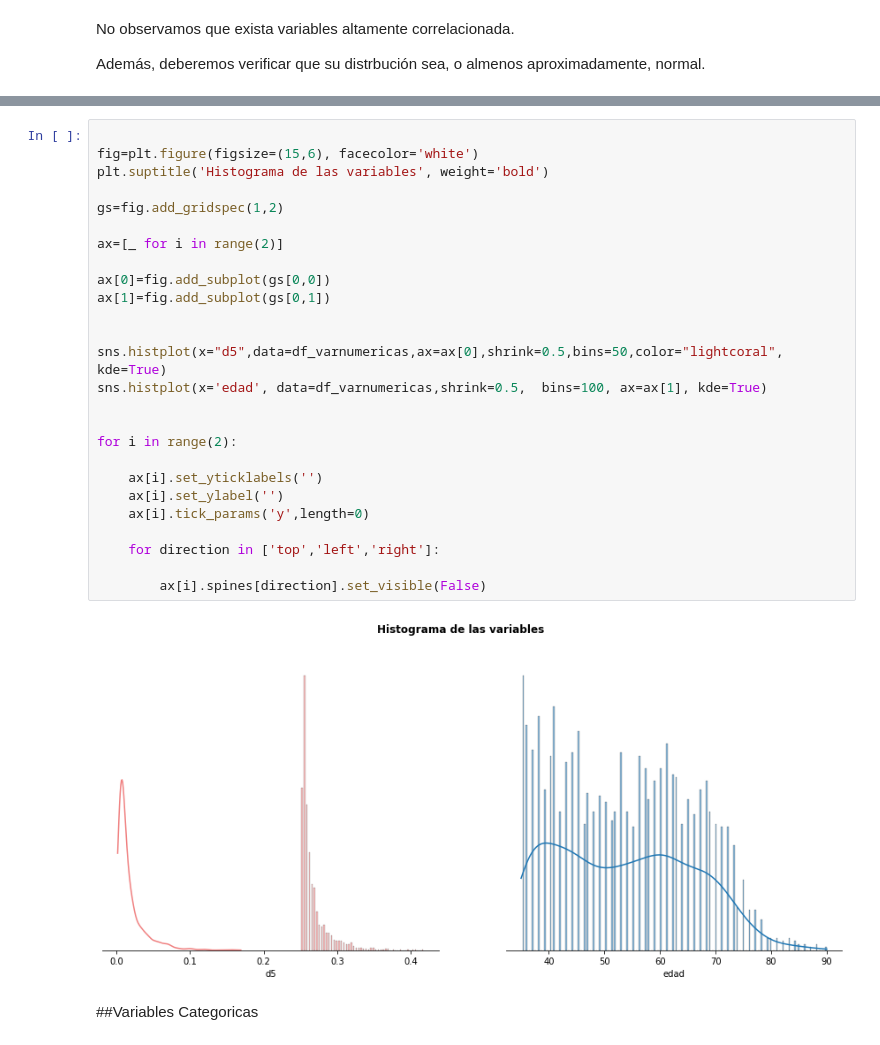
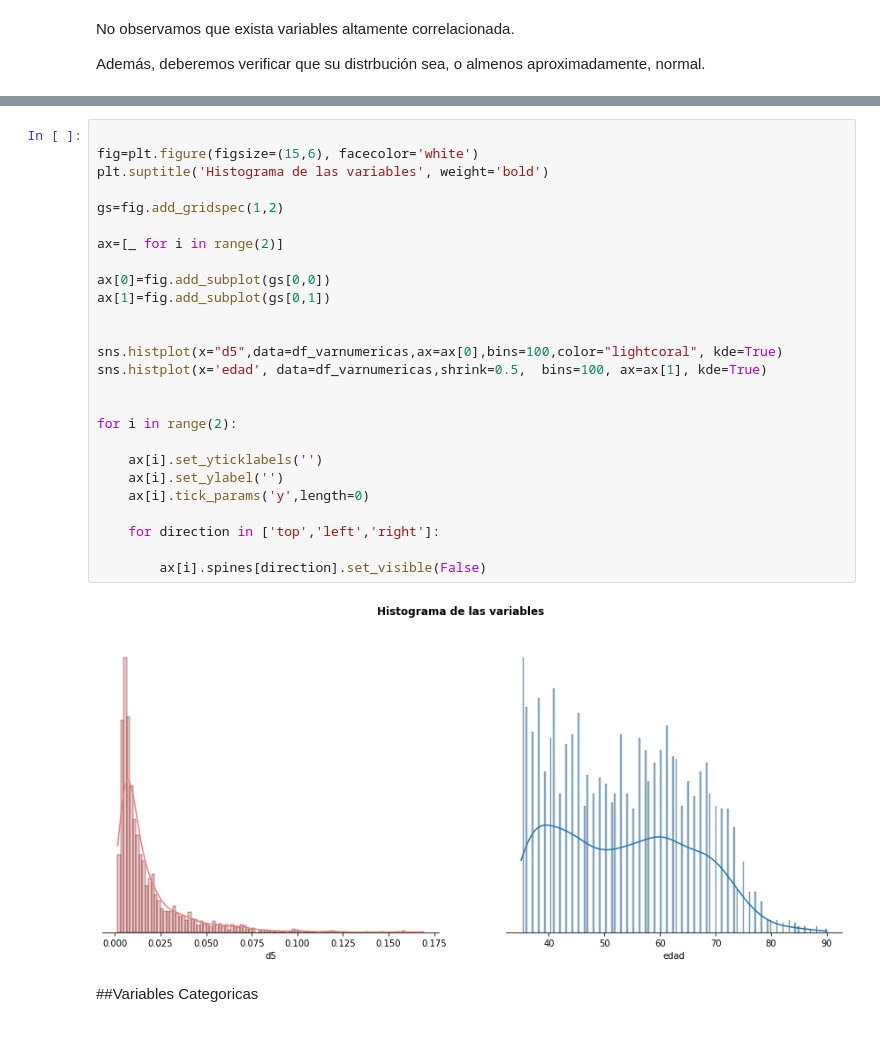
Before and after one commit to candelarobledof/Parkinson, a Jupyter notebook: Copia_de_Regresión_Logística_y_Naive_Bayes.ipynb, the cells around one changed output, grey strips where cells are left out. Saved outputs shown, nothing was run; the diff lists cells and outputs as text.

```diff
--- a/Copia_de_Regresión_Logística_y_Naive_Bayes.ipynb
+++ b/Copia_de_Regresión_Logística_y_Naive_Bayes.ipynb
@@ -229,31 +229,31 @@ for i in range(4):
 # %%
 
 fig=plt.figure(figsize=(15,6), facecolor='white')
 plt.suptitle('Histograma de las variables', weight='bold')
 
 gs=fig.add_gridspec(1,2)
 
 ax=[_ for i in range(2)]
 
 ax[0]=fig.add_subplot(gs[0,0])
 ax[1]=fig.add_subplot(gs[0,1])
 
 
-sns.histplot(x="d5",data=df_varnumericas,ax=ax[0],shrink=0.5,bins=50,color="lightcoral", kde=True)
+sns.histplot(x="d5",data=df_varnumericas,ax=ax[0],bins=100,color="lightcoral", kde=True)
 sns.histplot(x='edad', data=df_varnumericas,shrink=0.5,  bins=100, ax=ax[1], kde=True)
 
 
 for i in range(2):
 
     ax[i].set_yticklabels('')
     ax[i].set_ylabel('')
     ax[i].tick_params('y',length=0)
 
     for direction in ['top','left','right']:
 
         ax[i].spines[direction].set_visible(False)
 # %% [output]
-[figure, old version]
+[figure, new version]
 # %% [markdown]
 ##Variables Categoricas
 # %%
```
Also changed, not shown: parts of 3 cells of this notebook.
